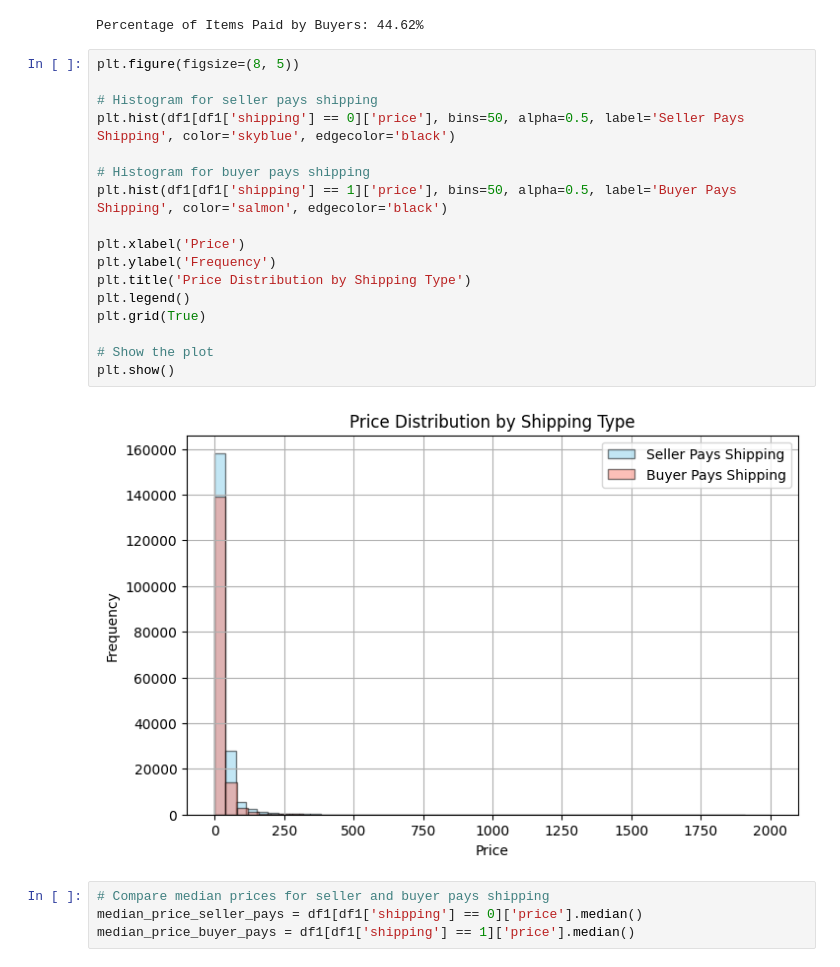
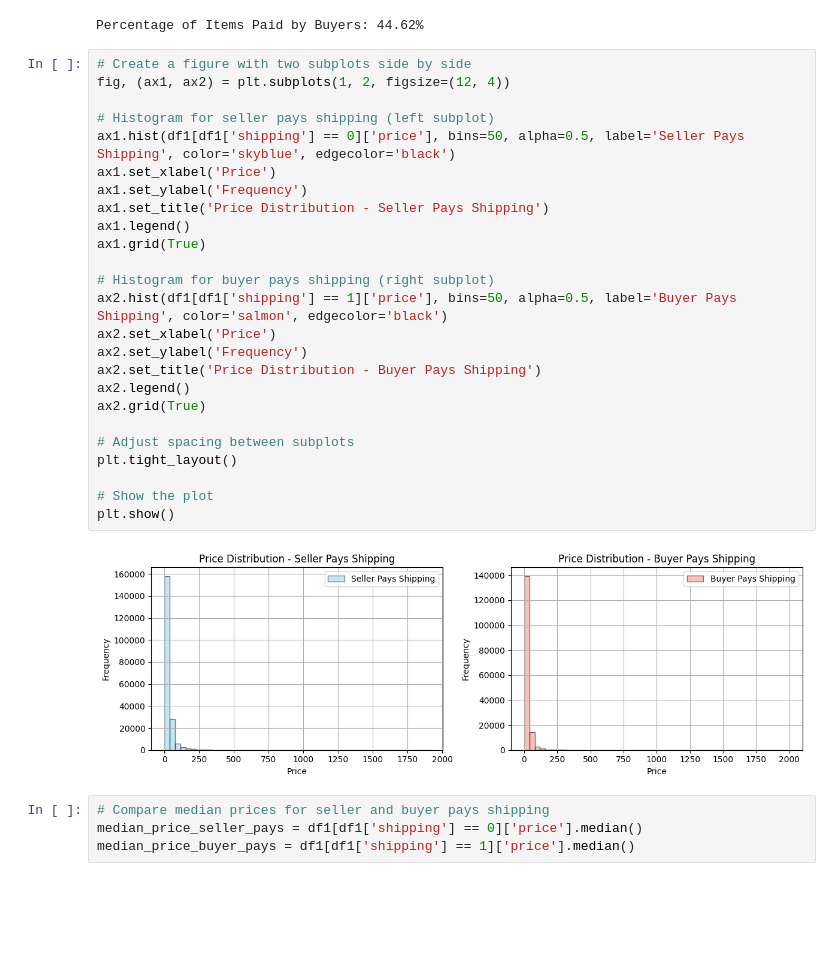
Before and after one commit to art-python/MSDeakin, a Jupyter notebook: SIG742Task2.ipynb, the cells around one changed output. Drawn from its saved outputs; the diff is of its cells as text; blank space fills up the shorter version.

```diff
--- a/SIG742Task2.ipynb
+++ b/SIG742Task2.ipynb
@@ -194,24 +194,32 @@ print(f"Percentage of Items Paid by Buyers: {percentage_buyer_pays:.2f}%")
 # %% [output]
 Percentage of Items Paid by Buyers: 44.62%
 # %%
-plt.figure(figsize=(8, 5))
+# Create a figure with two subplots side by side
+fig, (ax1, ax2) = plt.subplots(1, 2, figsize=(12, 4))
 
-# Histogram for seller pays shipping
-plt.hist(df1[df1['shipping'] == 0]['price'], bins=50, alpha=0.5, label='Seller Pays Shipping', color='skyblue', edgecolor='black')
+# Histogram for seller pays shipping (left subplot)
+ax1.hist(df1[df1['shipping'] == 0]['price'], bins=50, alpha=0.5, label='Seller Pays Shipping', color='skyblue', edgecolor='black')
+ax1.set_xlabel('Price')
+ax1.set_ylabel('Frequency')
+ax1.set_title('Price Distribution - Seller Pays Shipping')
+ax1.legend()
+ax1.grid(True)
 
-# Histogram for buyer pays shipping
-plt.hist(df1[df1['shipping'] == 1]['price'], bins=50, alpha=0.5, label='Buyer Pays Shipping', color='salmon', edgecolor='black')
+# Histogram for buyer pays shipping (right subplot)
+ax2.hist(df1[df1['shipping'] == 1]['price'], bins=50, alpha=0.5, label='Buyer Pays Shipping', color='salmon', edgecolor='black')
+ax2.set_xlabel('Price')
+ax2.set_ylabel('Frequency')
+ax2.set_title('Price Distribution - Buyer Pays Shipping')
+ax2.legend()
+ax2.grid(True)
 
-plt.xlabel('Price')
-plt.ylabel('Frequency')
-plt.title('Price Distribution by Shipping Type')
-plt.legend()
-plt.grid(True)
+# Adjust spacing between subplots
+plt.tight_layout()
 
 # Show the plot
 plt.show()
 # %% [output]
-[figure, old version]
+[figure, new version]
 # %%
 # Compare median prices for seller and buyer pays shipping
 median_price_seller_pays = df1[df1['shipping'] == 0]['price'].median()
```
Also changed, not shown: parts of 20 cells of this notebook.
